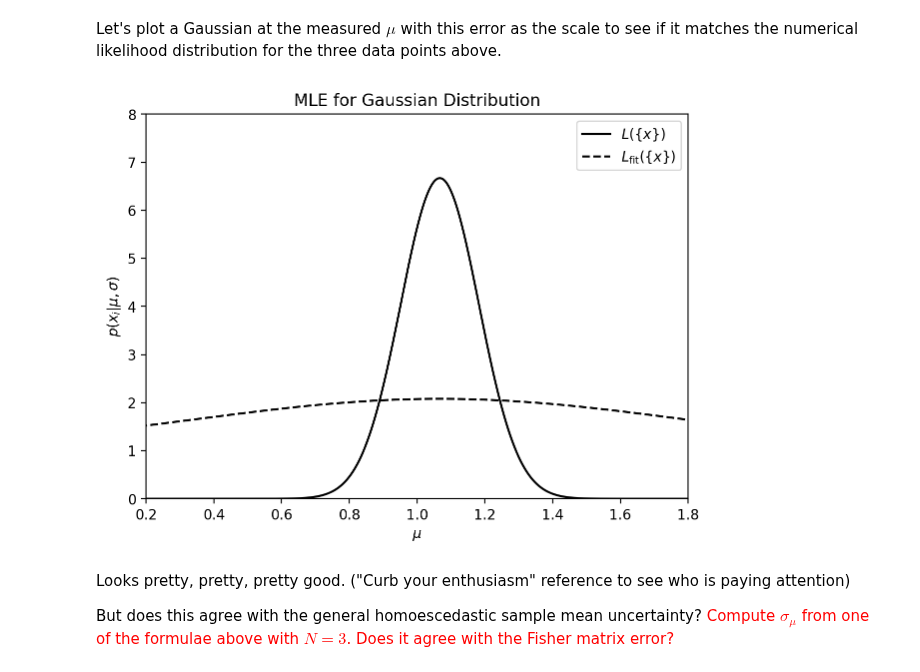
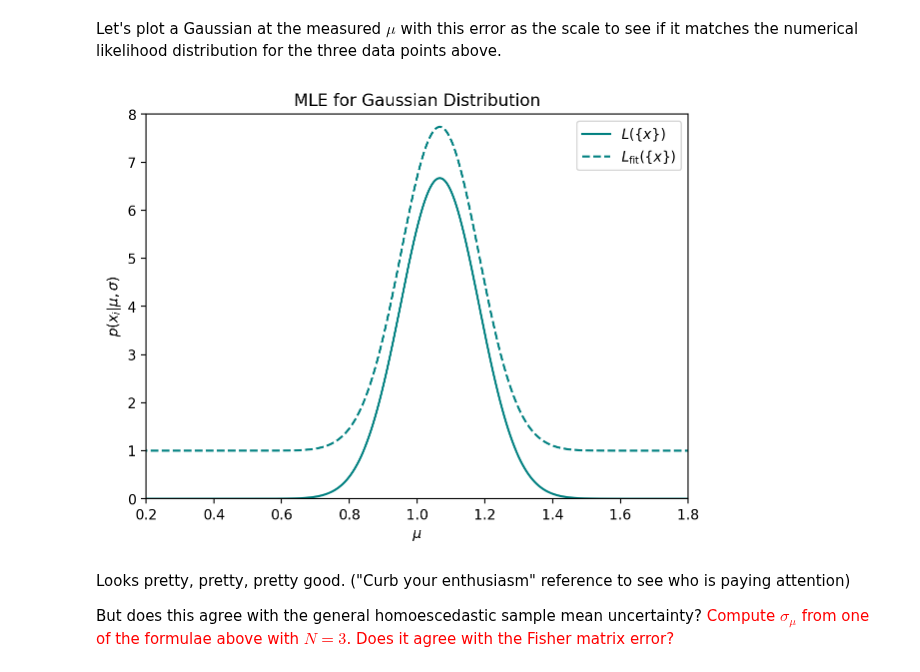
Before and after one commit to NihanPol/ASTR_3300_S2025, a Jupyter notebook: coursework/student_folders/kendra_jeanjacques/class_participation/Lecture_5_Kendrajeanjacques.ipynb, the cells around one changed output. Saved outputs shown, nothing was run; the diff lists cells and outputs as text; code cells hidden in the pictures.

```diff
--- a/coursework/student_folders/kendra_jeanjacques/class_participation/Lecture_5_Kendrajeanjacques.ipynb
+++ b/coursework/student_folders/kendra_jeanjacques/class_participation/Lecture_5_Kendrajeanjacques.ipynb
@@ -448,32 +448,31 @@ Let's plot a Gaussian at the measured $\mu$ with this error as the scale to see
 # %%
 # Execute the following cell
 
 xgrid = np.linspace(0.0,2.0,1000)
 L = np.prod([L1,L2,L3],axis=0) # Total L is ???
 # complete the following for measured mean and Fisher error
-Lfit = norm.pdf(xgrid,loc=xgrid[np.argmax(L)],scale=np.sqrt(1 / np.sum((L / np.max(L)) * (xgrid - xgrid[np.argmax(L)])**2)))
+Lfit = norm.pdf(xgrid,loc=xgrid[index_max],scale=sigma_mu)
 
 fig, ax = plt.subplots(figsize=(7, 5))
 
-# plot numerical likelihood
-plt.plot(xgrid, L, ls='-', c='black',
+# plotting numerical likelihood
+plt.plot(xgrid, L, ls='-', c='teal',
          label=r'$L(\{x\})$')
 
 # plot fitted Gaussian with arbitrary normalizing constant
-# offset for ease of viewing
 C = 1.95
 plt.plot(xgrid, C * Lfit + 1.0, ls='dashed',
-         c='black', label=r'$L_\mathrm{fit}(\{x\})$')
+         c='teal', label=r'$L_\mathrm{fit}(\{x\})$')
 
 plt.xlim(0.2, 1.8)
 plt.ylim(0, 8.0)
 plt.xlabel('$\mu$') #Leave out or adjust if no latex
-plt.ylabel(r'$p(x_i|\mu,\sigma)$') #Leave out or adjust if no latex
+plt.ylabel(r'$p(x_i|\mu,\sigma)$')
 plt.title('MLE for Gaussian Distribution')
 plt.legend()
 plt.show()
 # %% [output]
-[figure, old version]
+[figure, new version]
 # %% [markdown]
 Looks pretty, pretty, pretty good. ("Curb your enthusiasm" reference to see who is paying attention)
 
```
